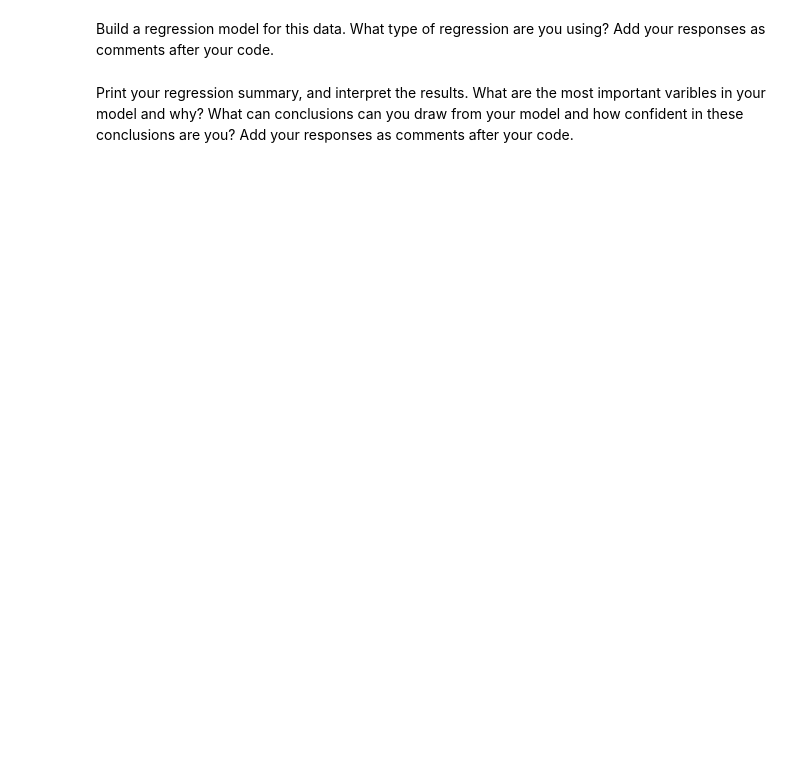
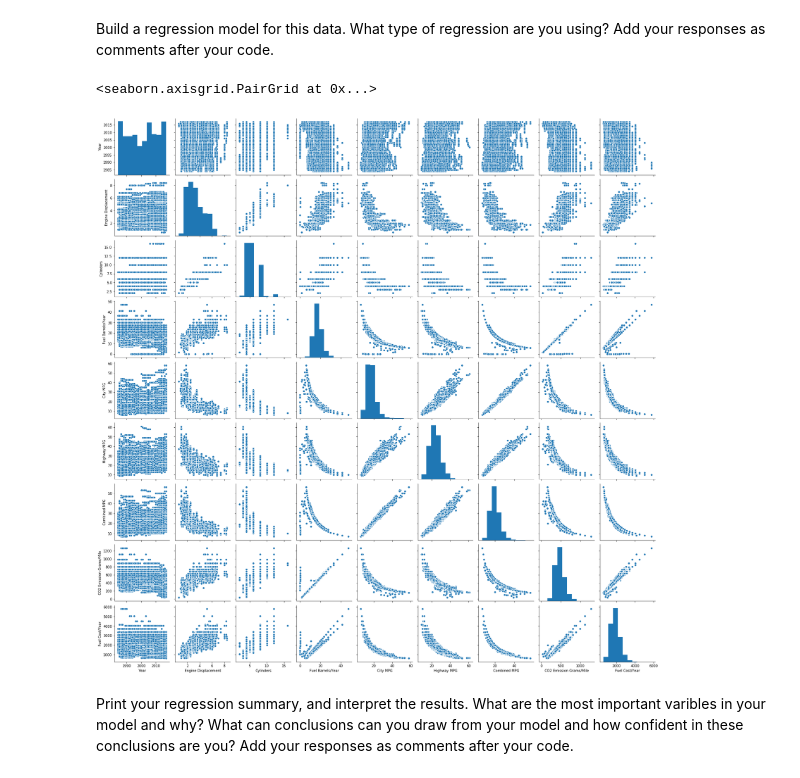
Before and after one commit to Skye-FY/daft0120slab, a Jupyter notebook: module-2/Regression-Analysis/your-code.ipynb, the cells around one changed output. Cells and saved outputs as stored; diff of their text form; code cells hidden in the pictures; blank space fills up the shorter version.

```diff
--- a/module-2/Regression-Analysis/your-code.ipynb
+++ b/module-2/Regression-Analysis/your-code.ipynb
@@ -191,5 +214,9 @@ Calculate the correlations between each of these variables and the outcome. Whic
 Build a regression model for this data. What type of regression are you using? Add your responses as comments after your code.
 # %%
 # Your response here.
+sns.pairplot(vehicles)
+# %% [output]
+<seaborn.axisgrid.PairGrid at 0x...>
+[figure, added]
 # %% [markdown]
 Print your regression summary, and interpret the results. What are the most important varibles in your model and why? What can conclusions can you draw from your model and how confident in these conclusions are you? Add your responses as comments after your code.
```
Also changed, not shown: parts of 6 cells of this notebook.
